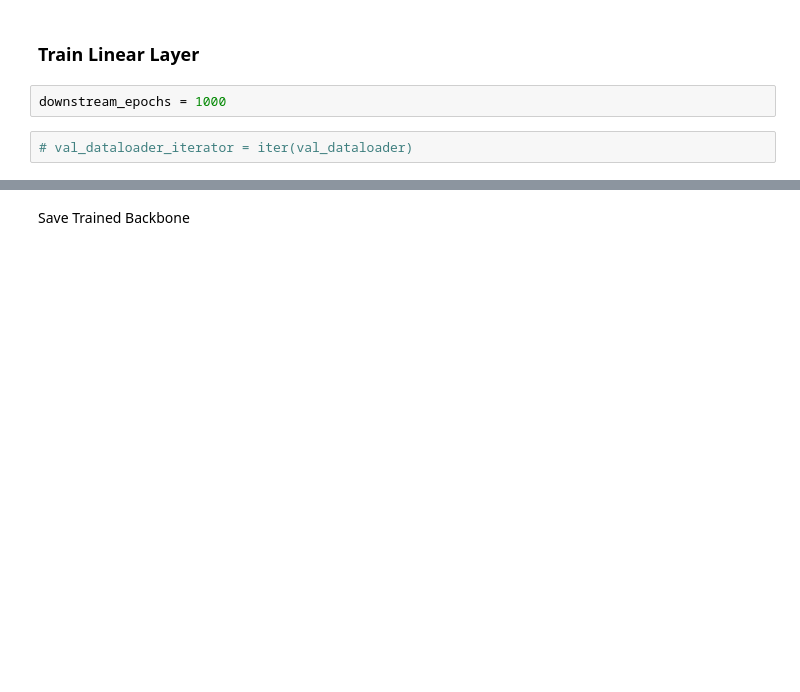
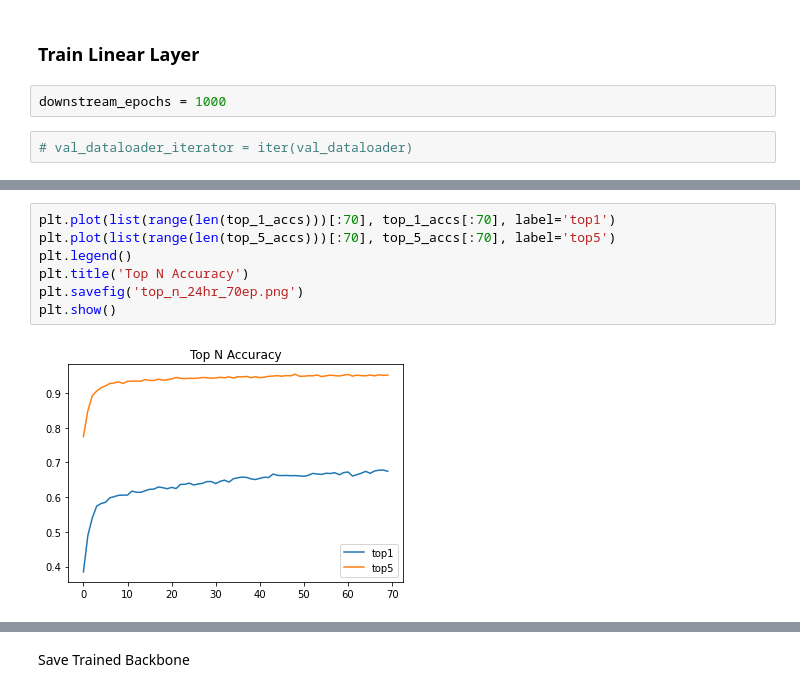
Before and after one commit to shatz01/adv_deep_learning, a Jupyter notebook: mocoV2.ipynb, the cells around one changed output, grey strips where cells are left out. Cells and saved outputs as stored; diff of their text form; blank space fills up the shorter version.

```diff
--- a/mocoV2.ipynb
+++ b/mocoV2.ipynb
@@ -548,3 +558,12 @@ plt.show()
+# %%
+plt.plot(list(range(len(top_1_accs)))[:70], top_1_accs[:70], label='top1')
+plt.plot(list(range(len(top_5_accs)))[:70], top_5_accs[:70], label='top5')
+plt.legend()
+plt.title('Top N Accuracy')
+plt.savefig('top_n_24hr_70ep.png')
+plt.show()
+# %% [output]
+[figure, added]
 # %%
 train_losses = np.asarray(train_losses)
 plt.plot(list(range(len(train_losses))), train_losses)
```
Also changed, not shown: parts of 18 cells of this notebook, 10 other files.
